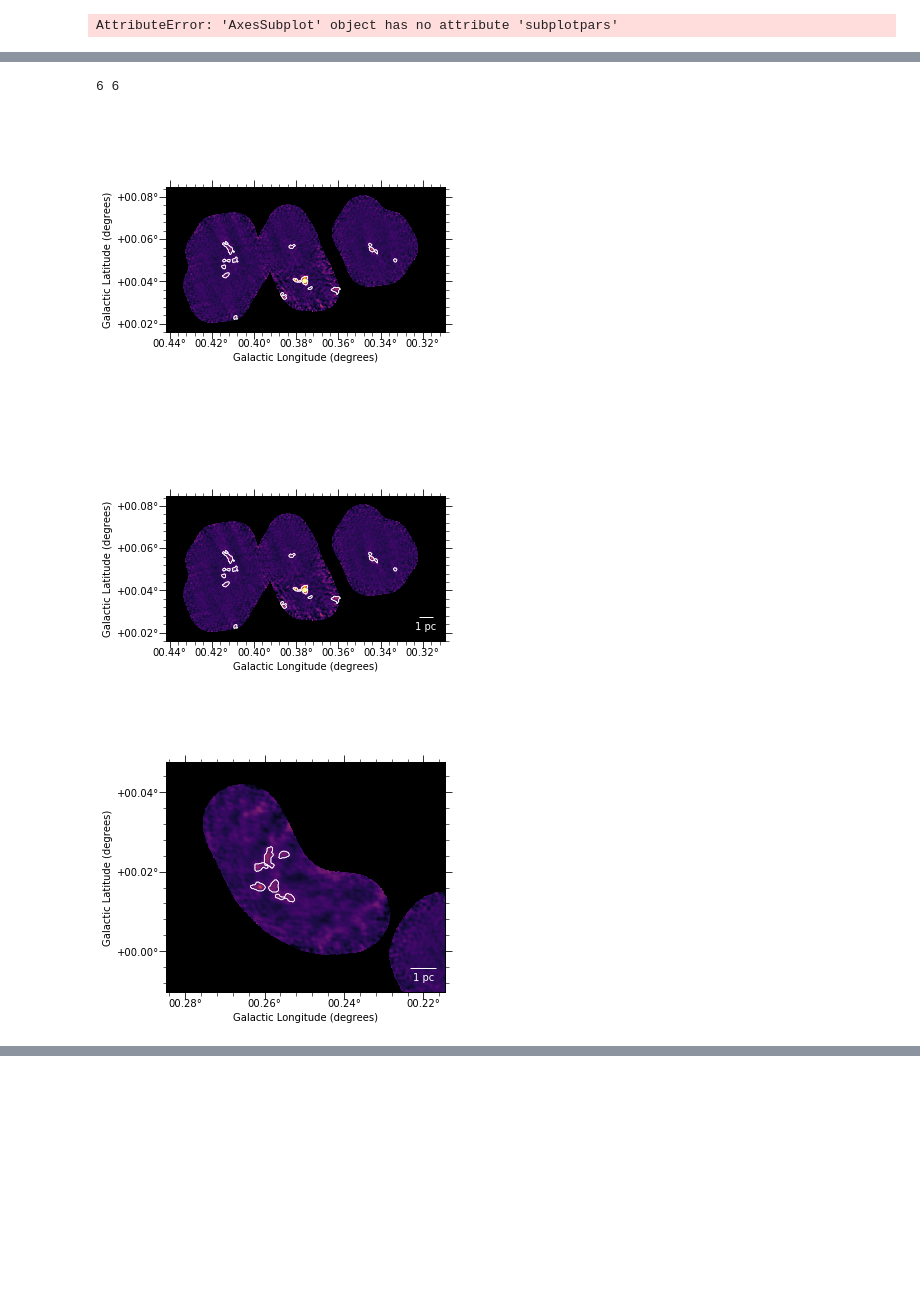
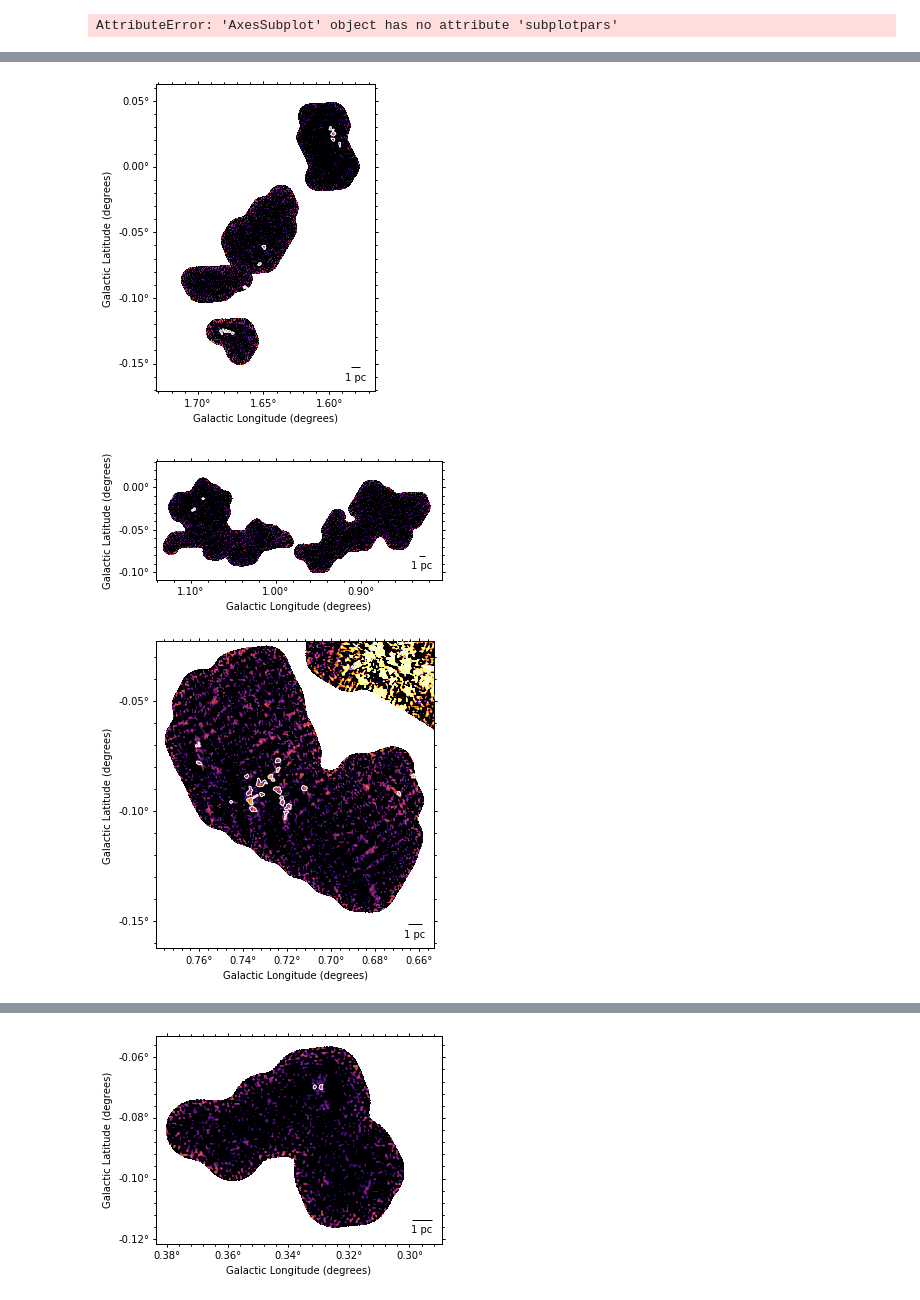
Before and after one commit to hpthatchfield/astrophys, a Jupyter notebook: postage_figs.ipynb, the cells around one changed output, grey strips where cells are left out. Drawn from its saved outputs; the diff is of its cells as text; code cells hidden in the pictures; blank space fills up the shorter version.

Commit message:
updated scripts for catalog paper

```diff
--- a/postage_figs.ipynb
+++ b/postage_figs.ipynb
@@ -1,14 +1,13 @@
 # %%
 import sys
-sys.path.append('/Users/hph/current_fits/cutout_figures/')
-path = '/Users/hph/current_fits/cutout_figures/'
+path = '/Users/hph/cmzoom_catalog/catalog_acc/cutouts/'
 import numpy as np
 import matplotlib.pyplot as plt
 import aplpy
 from astropy.io import fits
 from astropy import wcs
 import warnings
-import regions
+#import regions
 import pyregion
 from astropy.utils.console import ProgressBar
 
@@ -18,7 +17,7 @@ def cutout(inputfile, xcenter, ycenter, width, height, cdelt = '', ranges = Fals
     ### xcenter, ycenter are the centers of the region in galactic longitude and latitude in degrees
     ### width and height are similarly longitude and latitude measurements in degrees
 
-    path = '/Users/hph/current_fits/cutout_figures/'
+    path = '/Users/hph/cmzoom_catalog/catalog_acc/cutouts/'
     w = wcs.WCS(path+inputfile).celestial
     data, header = fits.getdata(path+inputfile, header = True)
 
@@ -77,19 +76,22 @@ def cutout(inputfile, xcenter, ycenter, width, height, cdelt = '', ranges = Fals
 
 
 
-def make_single(inputfits, outputfile, xcenter, ycenter, label, vmin=-1.14125e08, vmax =2.07402e+08, gamma=1.8):
-
-    path = '/Users/hph/current_fits/cutout_figures/'
+def make_single(inputfits, outputfile, xcenter, ycenter, label, vmin=1.0e06, vmax =3.0e+08):
+    #vmin=-1.14125e08
+    path = '/Users/hph/cmzoom_catalog/catalog_acc/cutouts/'
 
     fg_color='white'
     bg_color='black'
     fig = plt.figure(figsize=(5, 5))#,facecolor=bg_color, edgecolor=fg_color)
     subplot = aplpy.FITSFigure(inputfits, figure = fig, convention='calabretta')
-    subplot.show_colorscale(vmin=vmin, vmax=vmax, stretch='power',exponent=gamma,cmap='inferno')
+    subplot.show_colorscale(vmin=vmin, vmax=vmax, stretch='log',cmap='inferno')
     #subplot.frame.set_color(fg_color)
-    subplot.set_nan_color(bg_color)
-    subplot.ticks.set_xspacing(0.02)
-    subplot.ticks.set_yspacing(0.02)
+
+    #subplot.set_nan_color(bg_color)
+    subplot.set_nan_color(fg_color)
+
+    #subplot.ticks.set_xspacing(0.02)
+    #subplot.ticks.set_yspacing(0.02)
     subplot.ticks.set_color('black')
     subplot.tick_labels.set_xformat('d.dd')
     subplot.tick_labels.set_yformat('d.dd')
@@ -98,7 +100,7 @@ def make_single(inputfits, outputfile, xcenter, ycenter, label, vmin=-1.14125e08
     subplot.add_label(0.35, 0.95, str(label), relative = True, weight = 'bold', size = 10, color = 'black')
     #subplot.show_markers(xcenter, ycenter, marker = '+', facecolor = 'red', edgecolor = 'red', s = 1000)
 
-    subplot.show_contour(path+'dendrogram_mask_pruned_rms1e7_dv3_dd1_dp50_pp6_pm2_gal_5-28-19.fits',
+    subplot.show_contour(path+'dendrogram_mask_pruned_rms3e6_k14_dv3_dd1_dp17_pp6_pm2_gal_10-23-19.fits',
                          colors = 'white', levels = [0.0,1.0], linewidths = 0.7,
                          convention = 'calabretta', zorder = 10, linestyle = 'solid')
     subplot.axis_labels.set_xtext('Galactic Longitude (degrees)')
@@ -106,11 +108,9 @@ def make_single(inputfits, outputfile, xcenter, ycenter, label, vmin=-1.14125e08
     subplot.ticks.show()
     subplot.add_scalebar(length=24./3600.)
     subplot.scalebar.set_label('1 pc')
-    subplot.scalebar.set_color('white')
-    #subplot.tick_labels.set_font(color=fg_color)
-    #subplot.axis_labels.set_font(color=fg_color)
-    #subplot.axis_labels.set_color(fg_color)
-    #fig.tight_layout()
+    subplot.scalebar.set_color('k')
+    #subplot.add_beam(color='white')
+    fig.tight_layout()
     fig.savefig(outputfile)
     plt.show()
     #plt.close('all')
@@ -344,3 +342,6 @@ reglist = pyregion.open(path+'postage.reg')
+# %%
+path = '/Users/hph/cmzoom_catalog/catalog_acc/cutouts/'
+reglist = pyregion.open(path+'cutouts.reg')
 # %%
 reglist
 # %% [output]
@@ -357,24 +369,24 @@ reglist[2].coord_list
 # %%
-vmax_arr = [3.07402e+08,3.07402e+08,3.07402e+08,3.07402e+08,3.07402e+08,3.07402e+08]
-gamma_arr = [1.4,1.4,1.4,1.4,1.4,1.4]
-print len(vmax_arr), len(gamma_arr)
+#vmax_arr = [3.07402e+08,3.07402e+08,3.07402e+08,3.07402e+08,3.07402e+08,3.07402e+08]
+vmax_arr = np.repeat(3.0e+08,len(reglist))
+#gamma_arr = [1.4,1.4,1.4,1.4,1.4,1.4]
+#gamma_arr = np.repeat(1.4,len(reglist))
+#print(len(vmax_arr), len(gamma_arr))
-# %% [output]
-6 6
 # %%
 for reg_i in range(len(reglist)):
     reg = reglist[reg_i]
-    cutout(inputfile='CMZoom_continuum_mosaic_without_sgra_pb_corrected_new.fits',
+    cutout(inputfile='CMZoom_continuum_pbcor.fits',
            xcenter = reg.coord_list[0], ycenter = reg.coord_list[1],
            width = reg.coord_list[2], height = reg.coord_list[3],
            outfile = "cutout_"+str(reg_i)+".fits")
 # %%
 
 for reg_i in range(len(reglist)):
     make_single(inputfits = path+'cutout_'+str(reg_i)+'.fits',outputfile=path+'cutout_'+str(reg_i)+'.pdf',
-                    xcenter = reg.coord_list[0], ycenter = reg.coord_list[1],
-                    label = '',gamma=gamma_arr[reg_i],vmax =vmax_arr[reg_i])
+                    xcenter = reglist[reg_i].coord_list[0], ycenter = reglist[reg_i].coord_list[1],
+                    label = '',vmin=1.0e7,vmax =3.0e8)
     plt.close()
 # %% [output]
-[figure, old version]
+[figure, new version]
-[figure, old version]
+[figure, new version]
-[figure, old version]
+[figure, new version]
@@ -384,0 +398 @@ for reg_i in range(len(reglist)):
+[figure, added]
```
Also changed, not shown: parts of 4 cells of this notebook, 24 other files.
